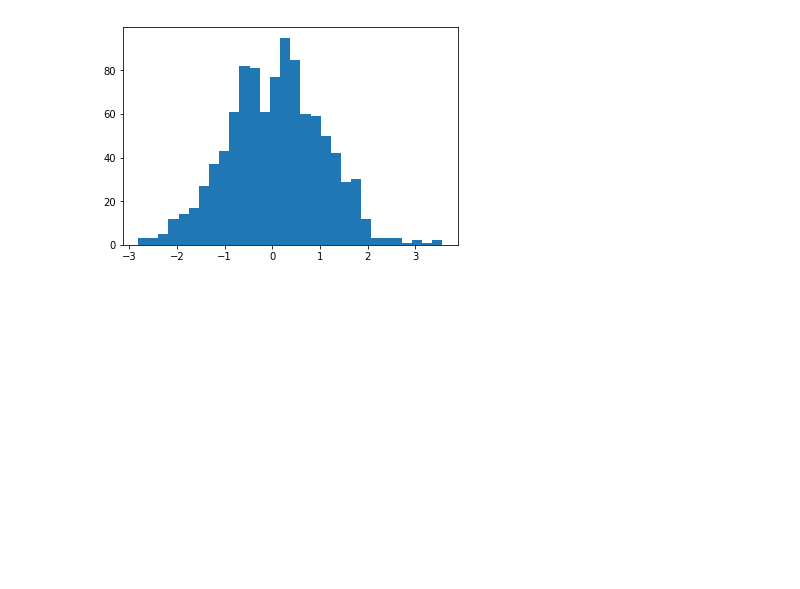
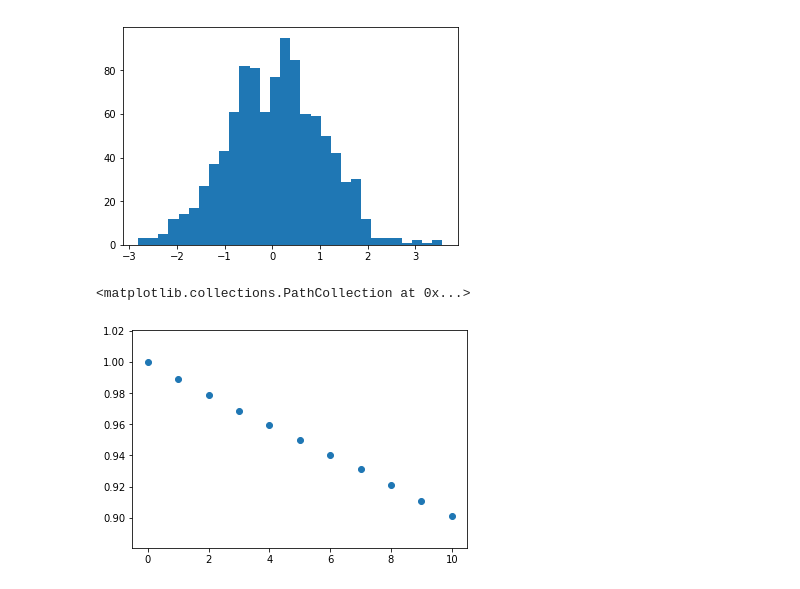
Before and after one commit to canietoa/TimeSeries, a Jupyter notebook: 21Agosto/Untitled.ipynb, the cells around one changed output. Saved outputs shown, nothing was run; the diff lists cells and outputs as text; code cells hidden in the pictures; blank space fills up the shorter version.

```diff
--- a/21Agosto/Untitled.ipynb
+++ b/21Agosto/Untitled.ipynb
@@ -22,0 +32,7 @@ plt.hist(v,bins=30)
+# %%
+import statsmodels.tsa.stattools as sm
+v=sm.acf(data, unbiased=False, nlags=10, qstat=False, fft=None, alpha=None, missing='none')
+plt.scatter(range(len(v)),v)
+# %% [output]
+<matplotlib.collections.PathCollection at 0x...>
+[figure, added]
```
Also changed, not shown: parts of 14 cells of this notebook.
